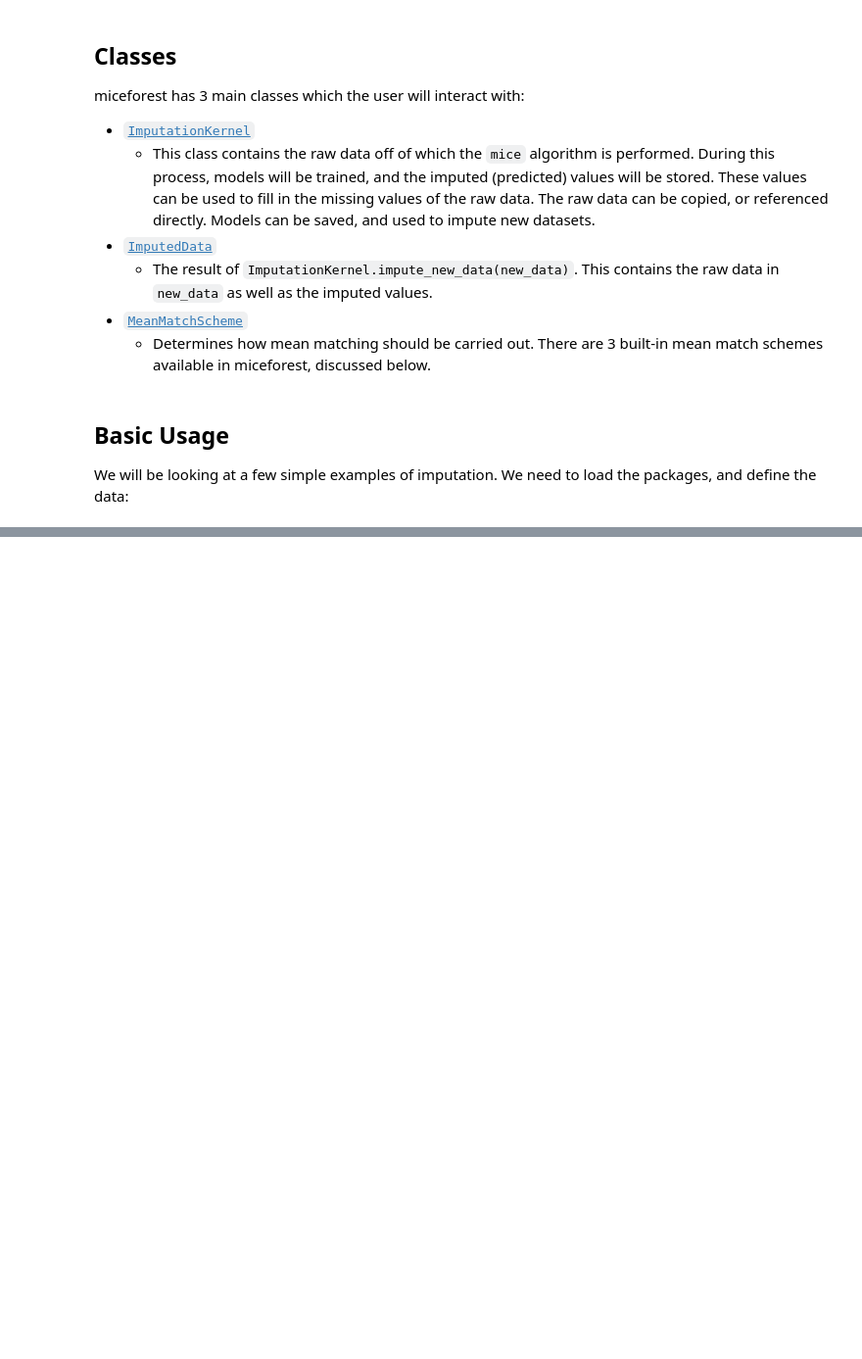
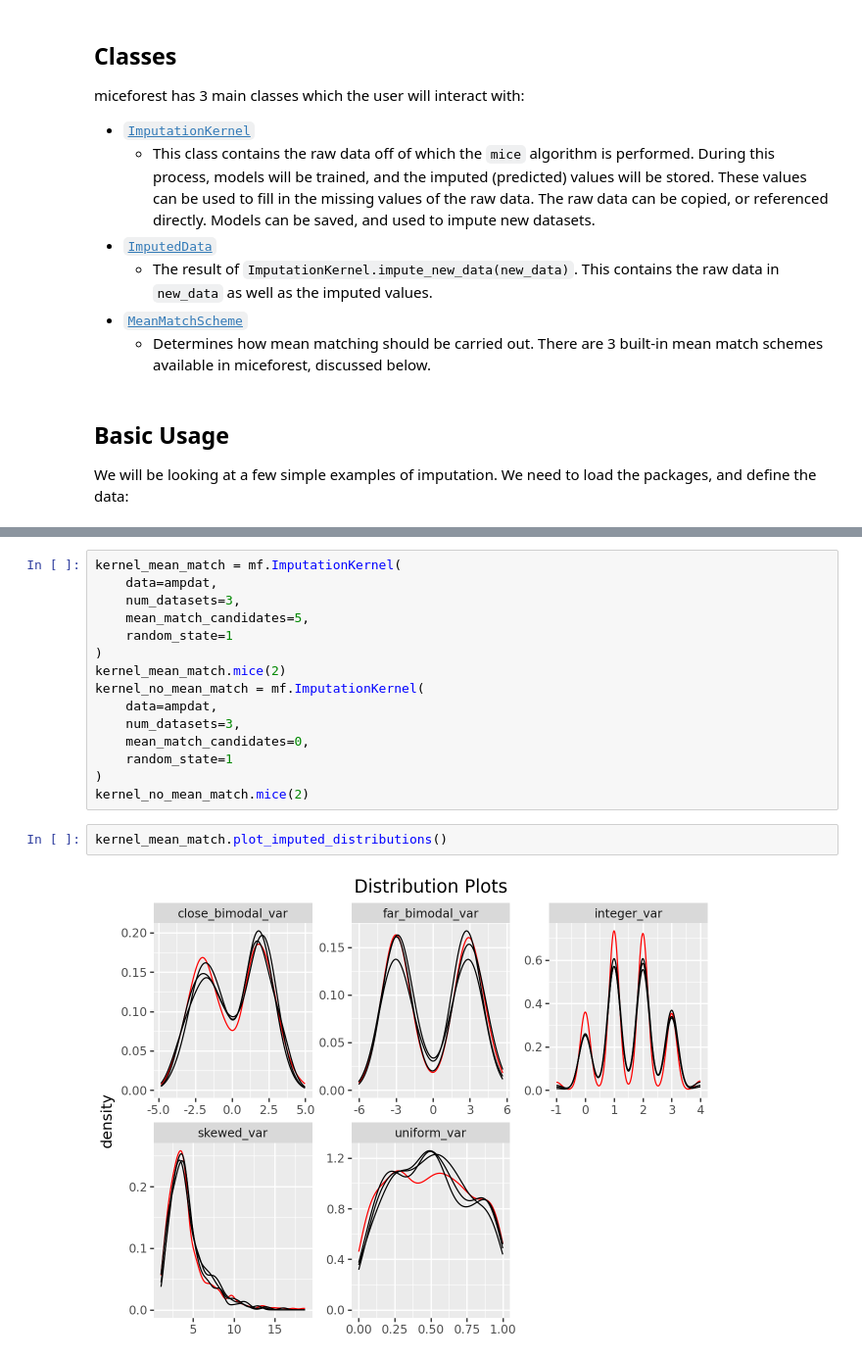
Before and after one commit to AnotherSamWilson/miceforest, a Jupyter notebook: README_gen.ipynb, the cells around one changed output, grey strips where cells are left out. Shown at 98% size. Cells and saved outputs as stored; diff of their text form; blank space fills up the shorter version.

```diff
--- a/README_gen.ipynb
+++ b/README_gen.ipynb
@@ -159,0 +828,19 @@ iris_amp = mf.ampute_data(iris,perc=0.25,random_state=1991)
+# %%
+kernel_mean_match = mf.ImputationKernel(
+    data=ampdat,
+    num_datasets=3,
+    mean_match_candidates=5,
+    random_state=1
+)
+kernel_mean_match.mice(2)
+kernel_no_mean_match = mf.ImputationKernel(
+    data=ampdat,
+    num_datasets=3,
+    mean_match_candidates=0,
+    random_state=1
+)
+kernel_no_mean_match.mice(2)
+# %%
+kernel_mean_match.plot_imputed_distributions()
+# %% [output]
+[figure, added]
```
Also changed, not shown: parts of 58 cells of this notebook, 1 other file.
